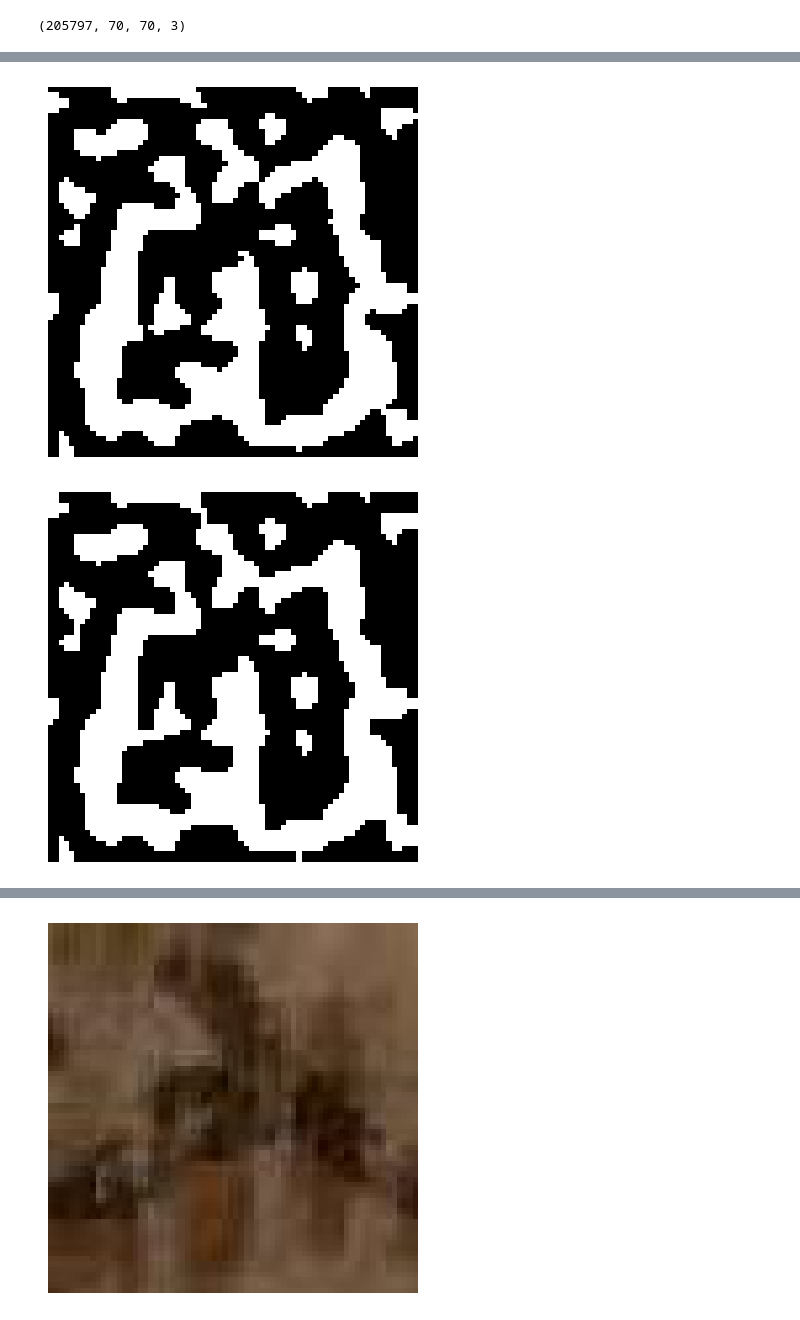
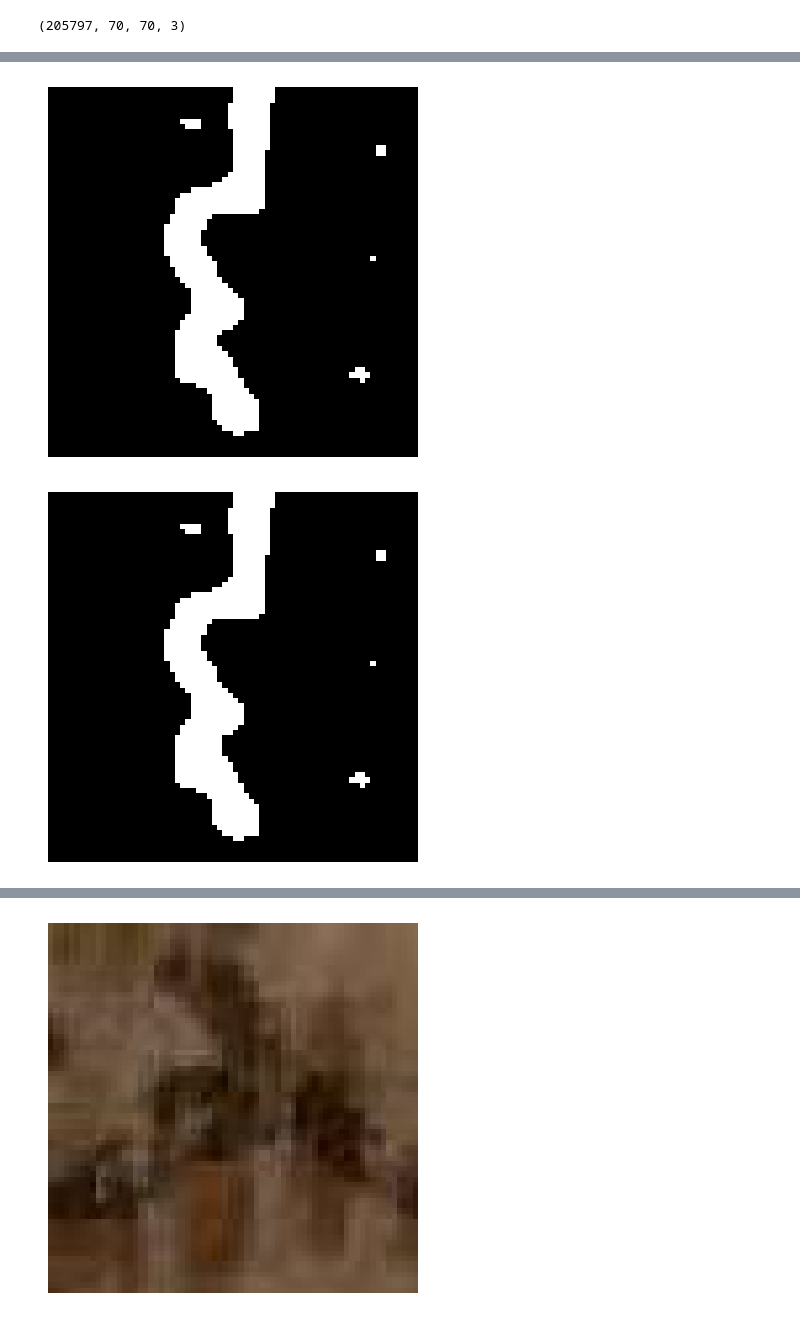
Before and after one commit to Wishmitha/Vesuvius, a Jupyter notebook: alpub_autoencoder/alpub_image_processor.ipynb, the cells around one changed output, grey strips where cells are left out. Saved outputs shown, nothing was run; the diff lists cells and outputs as text; code cells hidden in the pictures.

```diff
--- a/alpub_autoencoder/alpub_image_processor.ipynb
+++ b/alpub_autoencoder/alpub_image_processor.ipynb
@@ -48,7 +57,7 @@ for img in X:
 # %%
 # Load the greyscaled image
 
-image_no = 126456
+image_no = 126098
 image = X_gray[image_no]
 # %%
 # Display the grayscale image
@@ -60,9 +69,2 @@ plt.show()
 # %%
 import cv2
-# %%
-# Apply median smoothing
-
-image = cv2.medianBlur(image, 3)
-
-# Apply Gaussian smoothing
-image = cv2.GaussianBlur(image, (3, 3), 0)
@@ -82,30 +104,20 @@ plt.show()
 # %%
-# Apply adaptive thresholding
-
-# Set the blockSize and C parameters as per your requirements
-adapt_thresholded_image = cv2.adaptiveThreshold(image, 255, cv2.ADAPTIVE_THRESH_MEAN_C, cv2.THRESH_BINARY, blockSize=11, C=2)
-
-adapt_thresholded_image = cv2.bitwise_not(adapt_thresholded_image)
+#Apply Otsu's thresholding
+otsu_thresholded_image = apply_otsu_thresholding(image)
 
 # Display the thresholded image
-plt.imshow(adapt_thresholded_image, cmap="gray")
+plt.imshow(otsu_thresholded_image, cmap="gray")
 plt.axis("off")
 plt.show()
 # %% [output]
-[figure, old version]
+[figure, new version]
 # %%
-# Define the structuring element for erosion and dilation
-kernel = np.ones((3, 3), np.uint8)
-
-# Perform dilation
-seg_image = cv2.dilate(adapt_thresholded_image, kernel, iterations=1)
-
-# Perform erosion
-seg_image = cv2.erode(seg_image, kernel, iterations=1)
+# Perform erosion and dialation
+seg_image = apply_erosion_dialiation(otsu_thresholded_image, kernel_size=3, no_iterations=1)
 
 # Display the segmented image
 plt.imshow(seg_image, cmap="gray")
 plt.axis("off")
 plt.show()
 # %% [output]
-[figure, old version]
+[figure, new version]
```
Also changed, not shown: parts of 14 cells of this notebook, 1 other file.
